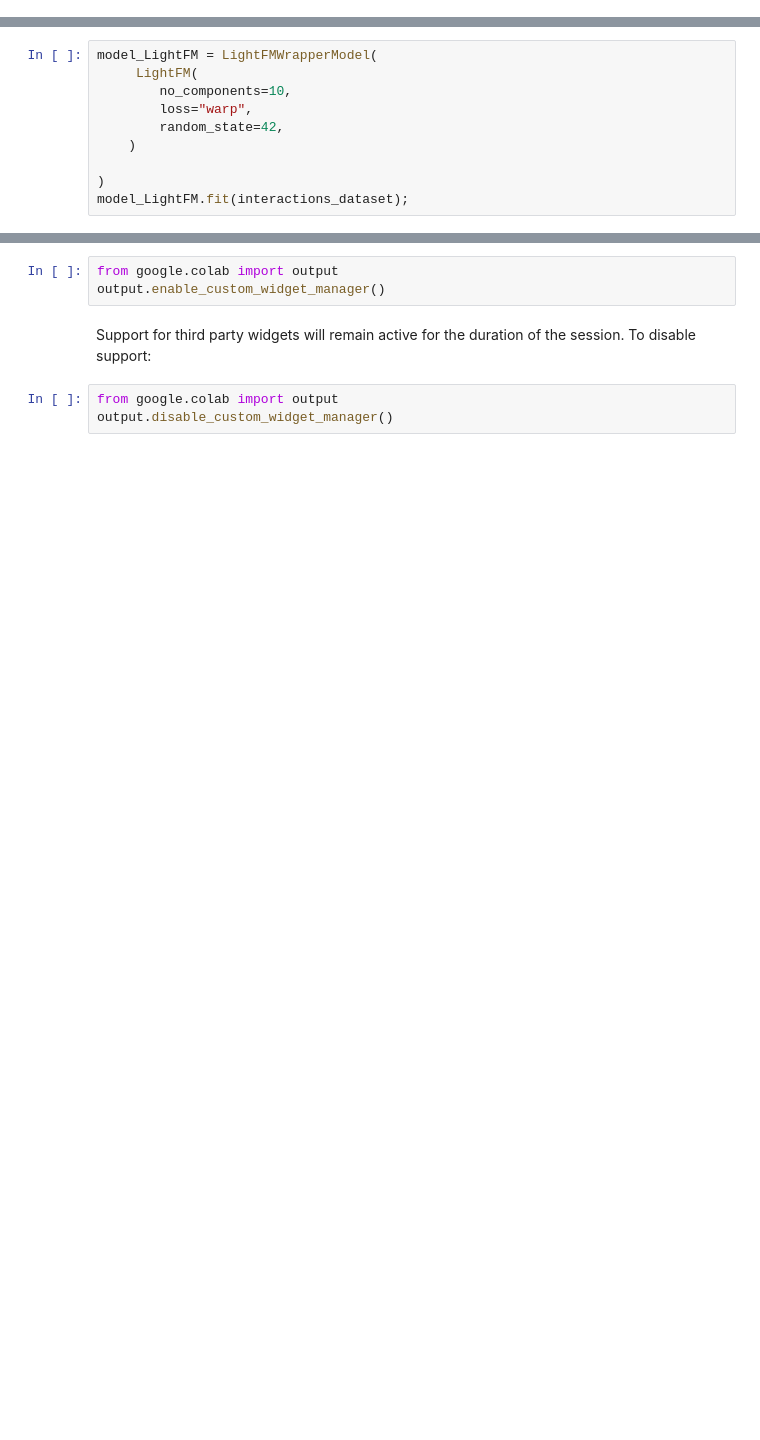
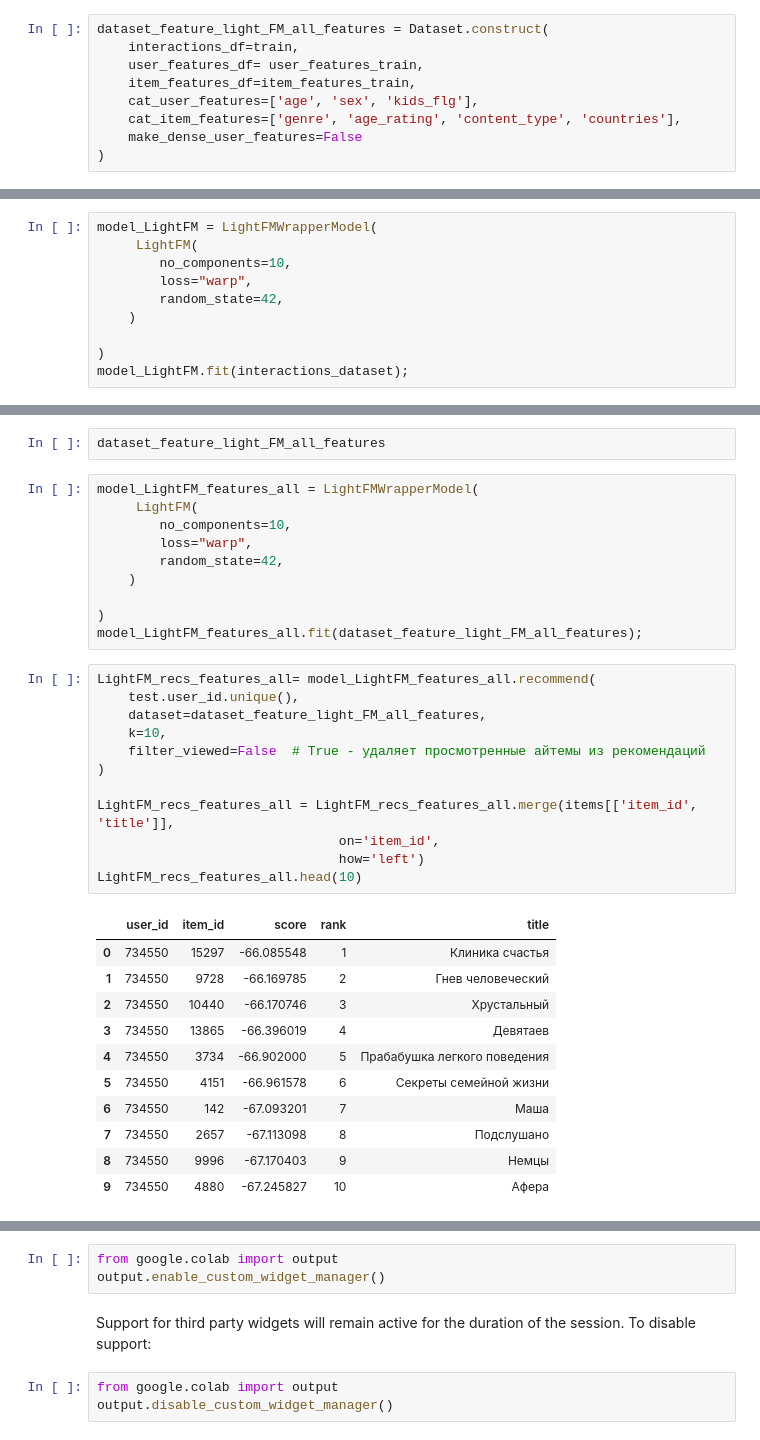
Before and after one commit to budennovsk/AuthorBooksComments, a Jupyter notebook: kion_dataset_v3.ipynb, the cells around one changed output, grey strips where cells are left out. Cells and saved outputs as stored; diff of their text form; blank space fills up the shorter version.

```diff
--- a/kion_dataset_v3.ipynb
+++ b/kion_dataset_v3.ipynb
@@ -352,3 +558,12 @@ dataset_feature_pop = Dataset.construct(
+# %%
+dataset_feature_light_FM_all_features = Dataset.construct(
+    interactions_df=train,
+    user_features_df= user_features_train,
+    item_features_df=item_features_train,
+    cat_user_features=['age', 'sex', 'kids_flg'],
+    cat_item_features=['genre', 'age_rating', 'content_type', 'countries'],
+    make_dense_user_features=False
+)
 # %%
 from rectools.models.popular_in_category import PopularInCategoryModel
 
@@ -522,0 +694,36 @@ LightFM_recs.head(10)
+# %%
+dataset_feature_light_FM_all_features
+# %%
+model_LightFM_features_all = LightFMWrapperModel(
+     LightFM(
+        no_components=10,
+        loss="warp",
+        random_state=42,
+    )
+
+)
+model_LightFM_features_all.fit(dataset_feature_light_FM_all_features);
+# %%
+LightFM_recs_features_all= model_LightFM_features_all.recommend(
+    test.user_id.unique(),
+    dataset=dataset_feature_light_FM_all_features,
+    k=10,
+    filter_viewed=False  # True - удаляет просмотренные айтемы из рекомендаций
+)
+
+LightFM_recs_features_all = LightFM_recs_features_all.merge(items[['item_id', 'title']],
+                               on='item_id',
+                               how='left')
+LightFM_recs_features_all.head(10)
+# %% [output]
+|  | user_id | item_id | score | rank | title |
+| 0 | 734550 | 15297 | -66.085548 | 1 | Клиника счастья |
+| 1 | 734550 | 9728 | -66.169785 | 2 | Гнев человеческий |
+| 2 | 734550 | 10440 | -66.170746 | 3 | Хрустальный |
+| 3 | 734550 | 13865 | -66.396019 | 4 | Девятаев |
+| 4 | 734550 | 3734 | -66.902000 | 5 | Прабабушка легкого поведения |
+| 5 | 734550 | 4151 | -66.961578 | 6 | Секреты семейной жизни |
+| 6 | 734550 | 142 | -67.093201 | 7 | Маша |
+| 7 | 734550 | 2657 | -67.113098 | 8 | Подслушано |
+| 8 | 734550 | 9996 | -67.170403 | 9 | Немцы |
+| 9 | 734550 | 4880 | -67.245827 | 10 | Афера |
```
Also changed, not shown: parts of 35 cells of this notebook.
